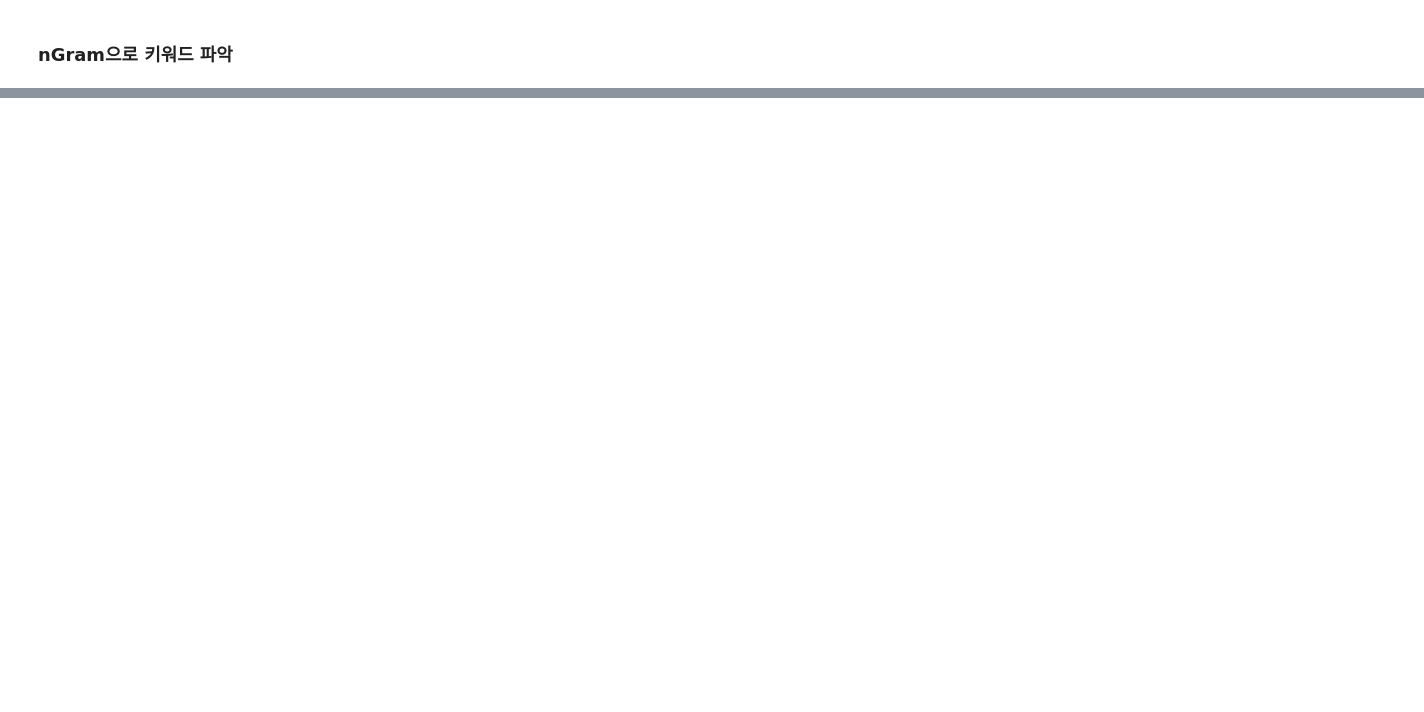
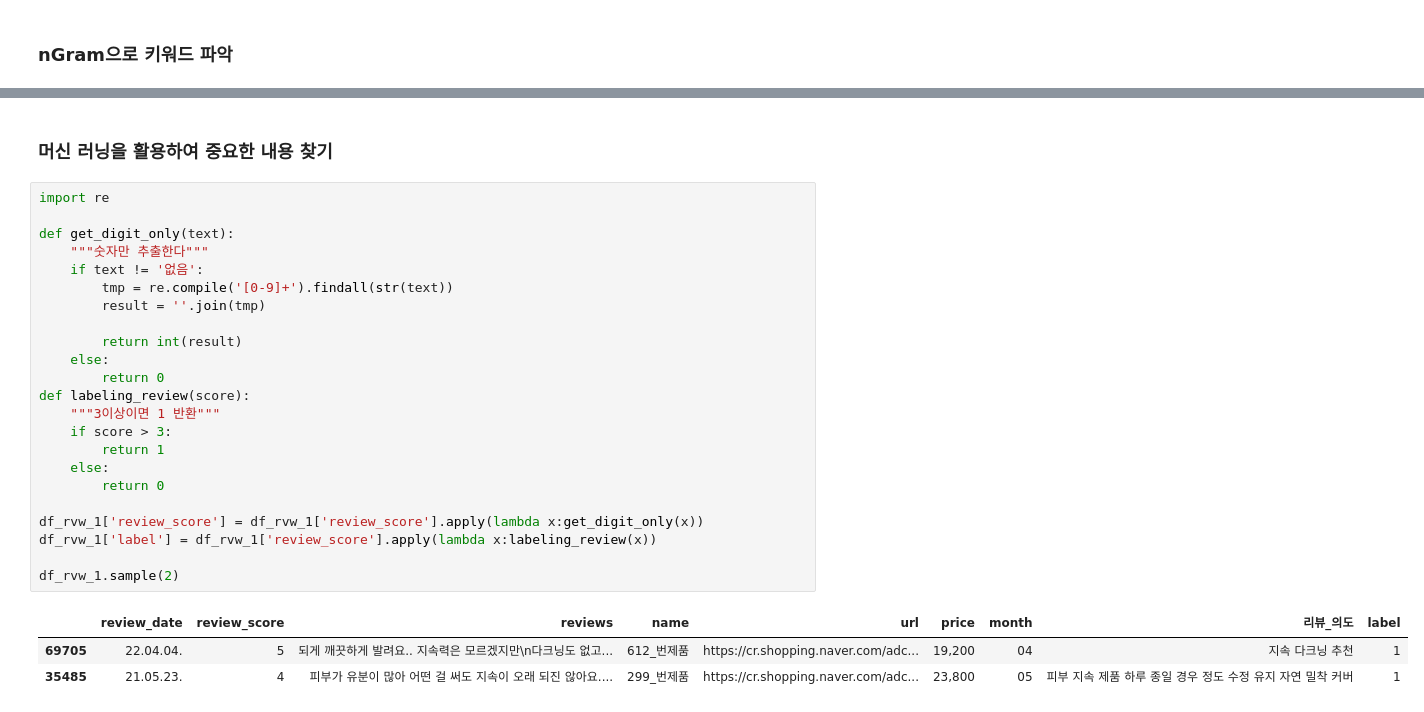
Before and after one commit to semin-pk/DataAnalysisPython, a Jupyter notebook: 3장/chapter03-4.ipynb, the cells around one changed output, grey strips where cells are left out. Drawn from its saved outputs; the diff is of its cells as text; blank space fills up the shorter version.

```diff
--- a/3장/chapter03-4.ipynb
+++ b/3장/chapter03-4.ipynb
@@ -297,0 +276,29 @@ df_count[:10]
+# %% [markdown]
+### 머신 러닝을 활용하여 중요한 내용 찾기
+# %%
+import re
+
+def get_digit_only(text):
+    """숫자만 추출한다"""
+    if text != '없음':
+        tmp = re.compile('[0-9]+').findall(str(text))
+        result = ''.join(tmp)
+
+        return int(result)
+    else:
+        return 0
+def labeling_review(score):
+    """3이상이면 1 반환"""
+    if score > 3:
+        return 1
+    else:
+        return 0
+
+df_rvw_1['review_score'] = df_rvw_1['review_score'].apply(lambda x:get_digit_only(x))
+df_rvw_1['label'] = df_rvw_1['review_score'].apply(lambda x:labeling_review(x))
+
+df_rvw_1.sample(2)
+# %% [output]
+|  | review_date | review_score | reviews | name | url | price | month | 리뷰_의도 | label |
+| 69705 | 22.04.04. | 5 | 되게 깨끗하게 발려요.. 지속력은 모르겠지만\n다크닝도 없고... | 612_번제품 | https://cr.shopping.naver.com/adc... | 19,200 | 04 | 지속 다크닝 추천 | 1 |
+| 35485 | 21.05.23. | 4 | 피부가 유분이 많아 어떤 걸 써도 지속이 오래 되진 않아요.... | 299_번제품 | https://cr.shopping.naver.com/adc... | 23,800 | 05 | 피부 지속 제품 하루 종일 경우 정도 수정 유지 자연 밀착 커버 | 1 |
```
Also changed, not shown: parts of 10 cells of this notebook.
